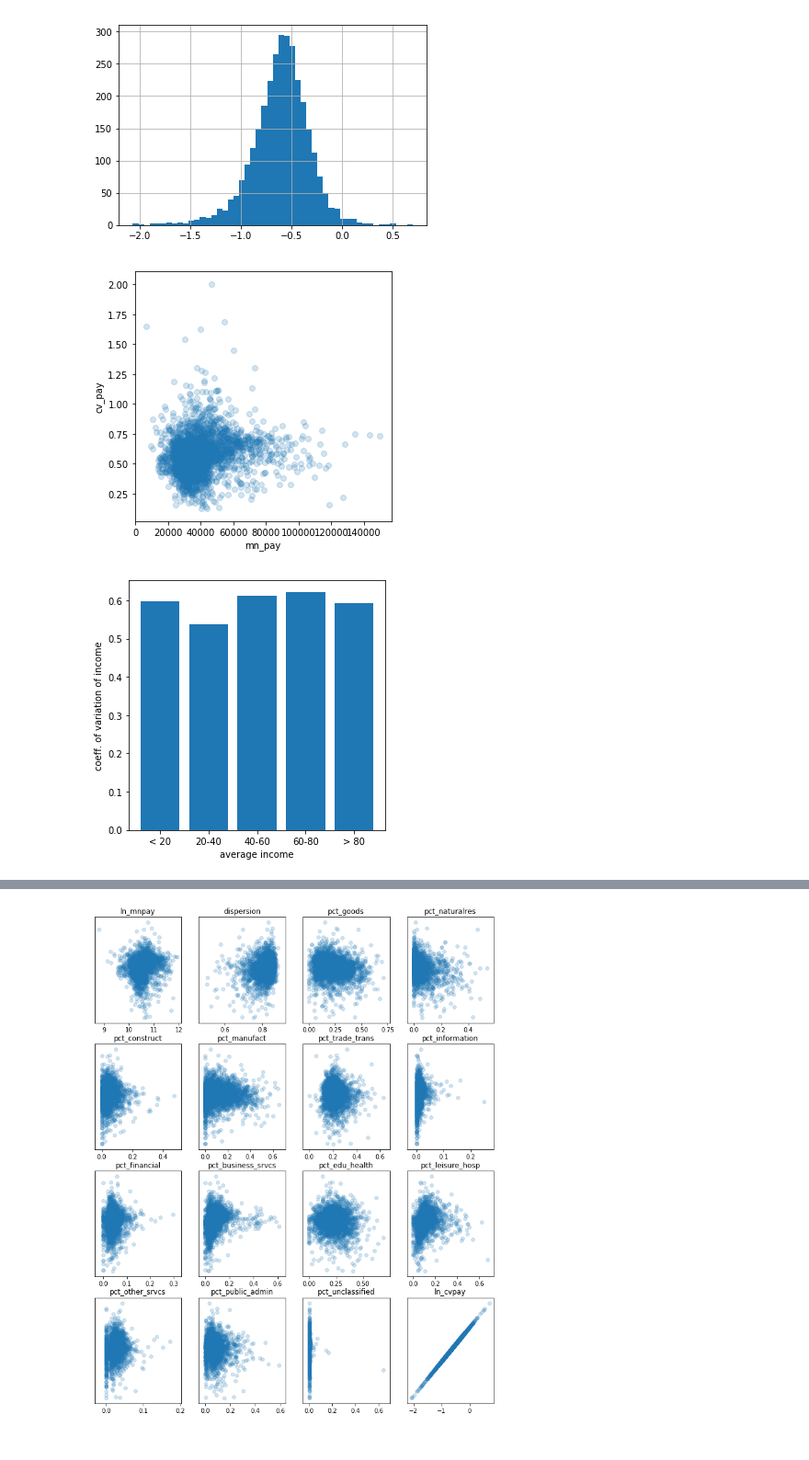
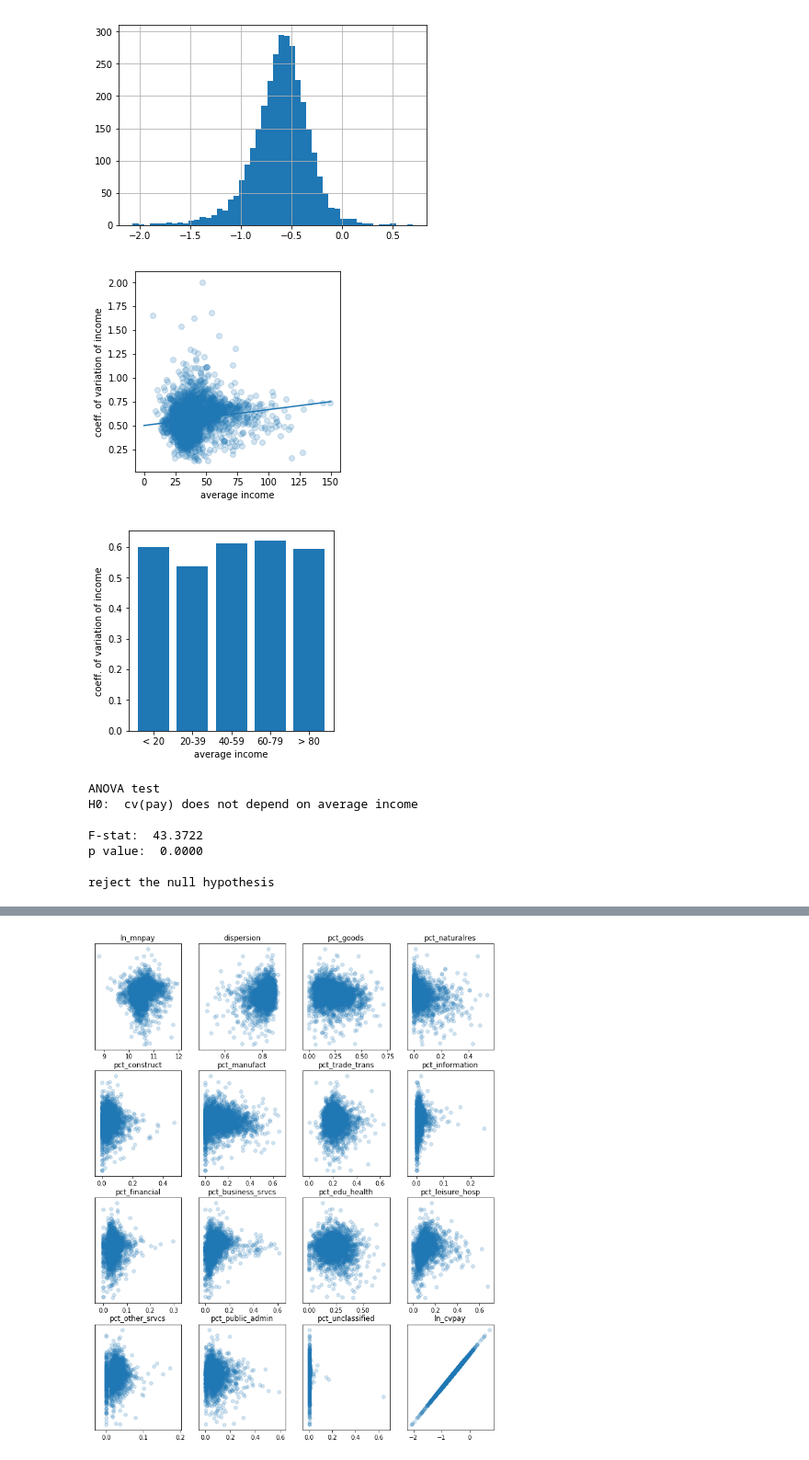
Before and after one commit to ewdowiak/qcew_income-inequality, a Jupyter notebook: 02_qcew2019_analysis.ipynb, the cells around one changed output, grey strips where cells are left out. Shown: that part at 92% size. Cells and saved outputs as stored; diff of their text form; code cells hidden in the pictures.

```diff
--- a/02_qcew2019_analysis.ipynb
+++ b/02_qcew2019_analysis.ipynb
@@ -127,24 +130,56 @@ qcew['ln_cvpay'].hist(bins=50);
 # %% [output]
 [figure]
 # %%
-fig, axes = plt.subplots(figsize = (5, 5))
+##  regression line
+mm,bb = np.polyfit(qcew['mn_pay']/1000,qcew['cv_pay'],1)
+xx_fit = np.array([0,150])
+yy_fit = bb + mm * xx_fit
+
+##  scatterplot with regression line
+fig, axes = plt.subplots(figsize = (4, 4))
 #axes.scatter(qcew['ln_mnpay'], qcew['ln_cvpay'], alpha = 0.2)
 #axes.set_xlabel('ln_mnpay')
 #axes.set_ylabel('ln_cvpay');
-axes.scatter(qcew['mn_pay'], qcew['cv_pay'], alpha = 0.2)
-axes.set_xlabel('mn_pay')
-axes.set_ylabel('cv_pay');
+axes.scatter(qcew['mn_pay']/1000, qcew['cv_pay'], alpha = 0.2)
+axes.plot(xx_fit, yy_fit, '-')
+axes.set_xlabel('average income')
+axes.set_ylabel('coeff. of variation of income');
 # %% [output]
-[figure, old version]
+[figure, new version]
 # %%
 qcew['mn_pay_buckets'] = pd.cut(qcew['mn_pay'], [0,20000,40000,60000,80000,500000],
-                                labels=['< 20','20-40','40-60','60-80','> 80'])
+                                labels=['< 20','20-39','40-59','60-79','> 80'])
 
 mnpay_cvpay = qcew.groupby('mn_pay_buckets')['cv_pay'].mean()
 
-fig, axes = plt.subplots(figsize = (5, 5))
+fig, axes = plt.subplots(figsize = (4, 4))
 axes.bar(mnpay_cvpay.index, mnpay_cvpay.values);
 axes.set_xlabel('average income')
 axes.set_ylabel('coeff. of variation of income');
 # %% [output]
-[figure, old version]
+[figure, new version]
+# %%
+##  run an ANOVA test
+ftest = st.f_oneway(
+    qcew['cv_pay'][qcew['mn_pay_buckets'] == '< 20'].dropna(),
+    qcew['cv_pay'][qcew['mn_pay_buckets'] == '20-39'].dropna(),
+    qcew['cv_pay'][qcew['mn_pay_buckets'] == '40-59'].dropna(),
+    qcew['cv_pay'][qcew['mn_pay_buckets'] == '60-79'].dropna(),
+    qcew['cv_pay'][qcew['mn_pay_buckets'] == '> 80'].dropna())
+
+##  print test results
+print('ANOVA test')
+print('H0:  cv(pay) does not depend on average income')
+print()
+print('F-stat:  ' + str("{:.4f}".format(ftest.statistic)))
+print('p value:  ' + str("{:.4f}".format(ftest.pvalue)))
+print()
+print('reject the null hypothesis')
+# %% [output]
+ANOVA test
+H0:  cv(pay) does not depend on average income
+
+F-stat:  43.3722
+p value:  0.0000
+
+reject the null hypothesis
```
Also changed, not shown: parts of 28 cells of this notebook, 10 other files.
